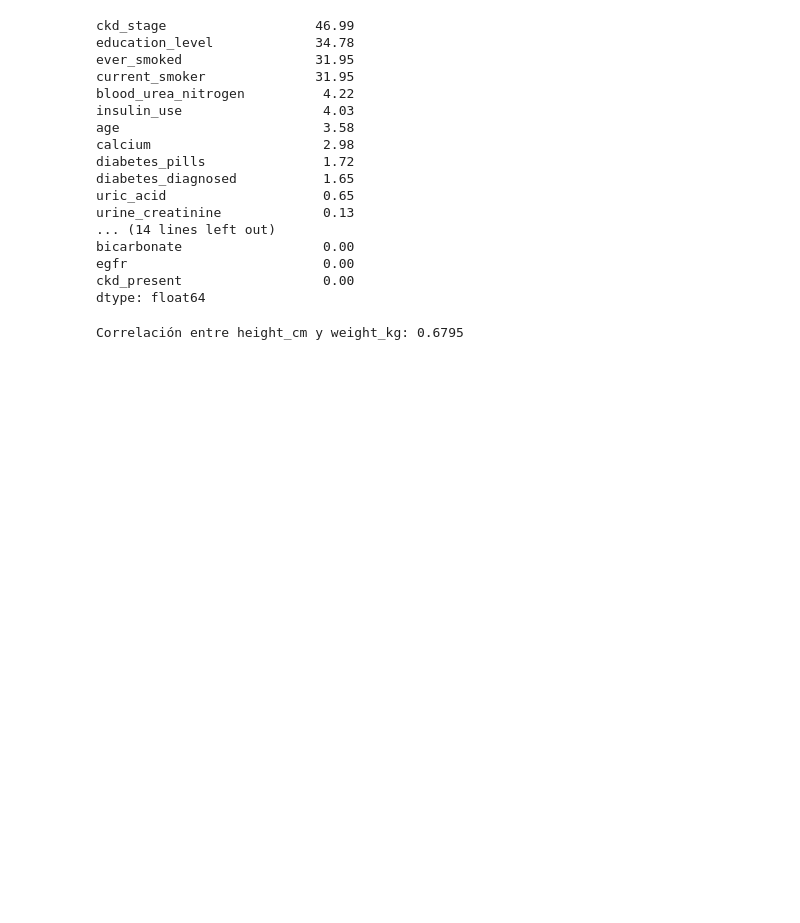
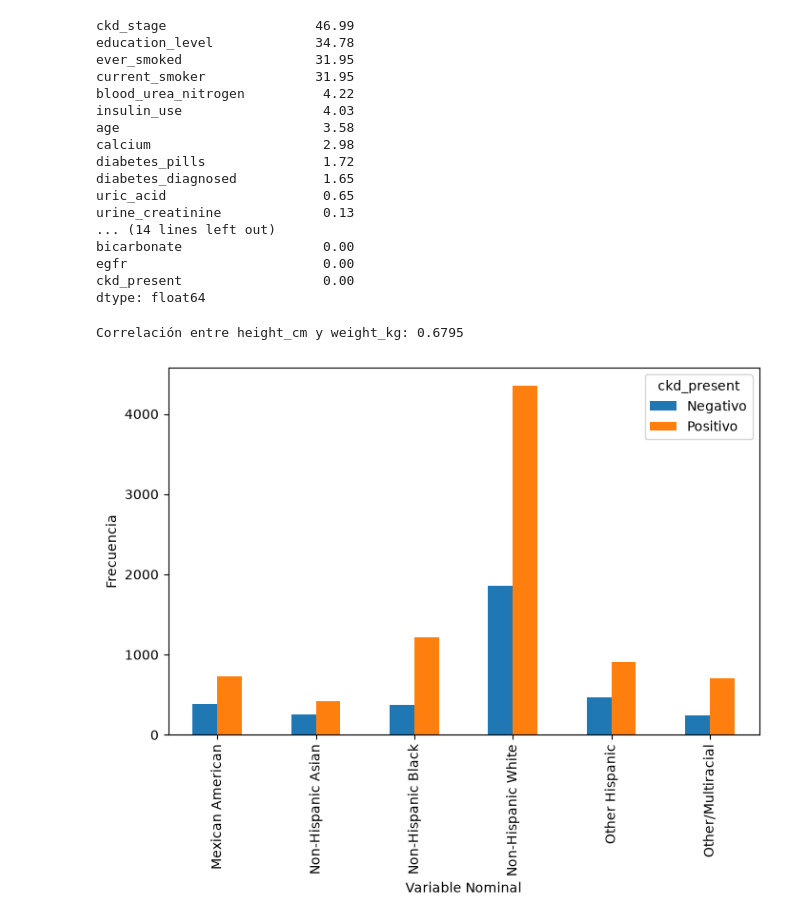
Before and after one commit to GonzaloManterola/Grupo27Ciencias, a Jupyter notebook: Main.ipynb, the cells around one changed output. Saved outputs shown, nothing was run; the diff lists cells and outputs as text; code cells hidden in the pictures; blank space fills up the shorter version.

```diff
--- a/Main.ipynb
+++ b/Main.ipynb
@@ -194,3 +194,15 @@ coeficiente_correlacion, _ = stats.pearsonr(datos_columna1, datos_columna2)
 print(f"Correlación entre {variable_1} y {variable_2}: {coeficiente_correlacion:.4f}")
 # %% [output]
 Correlación entre height_cm y weight_kg: 0.6795
+# %%
+#Aca grafico el ckd y las etnias
+import matplotlib.pyplot as plt
+
+pd.crosstab(Clean['ethnicity'], Clean['ckd_present']).plot(kind='bar', figsize=(8, 5))
+
+plt.xlabel('Variable Nominal')
+plt.ylabel('Frecuencia')
+plt.legend(['Negativo','Positivo'],title='ckd_present')
+plt.show()
+# %% [output]
+[figure, added]
```
Also changed, not shown: parts of 1 cell of this notebook, 1 other file.
